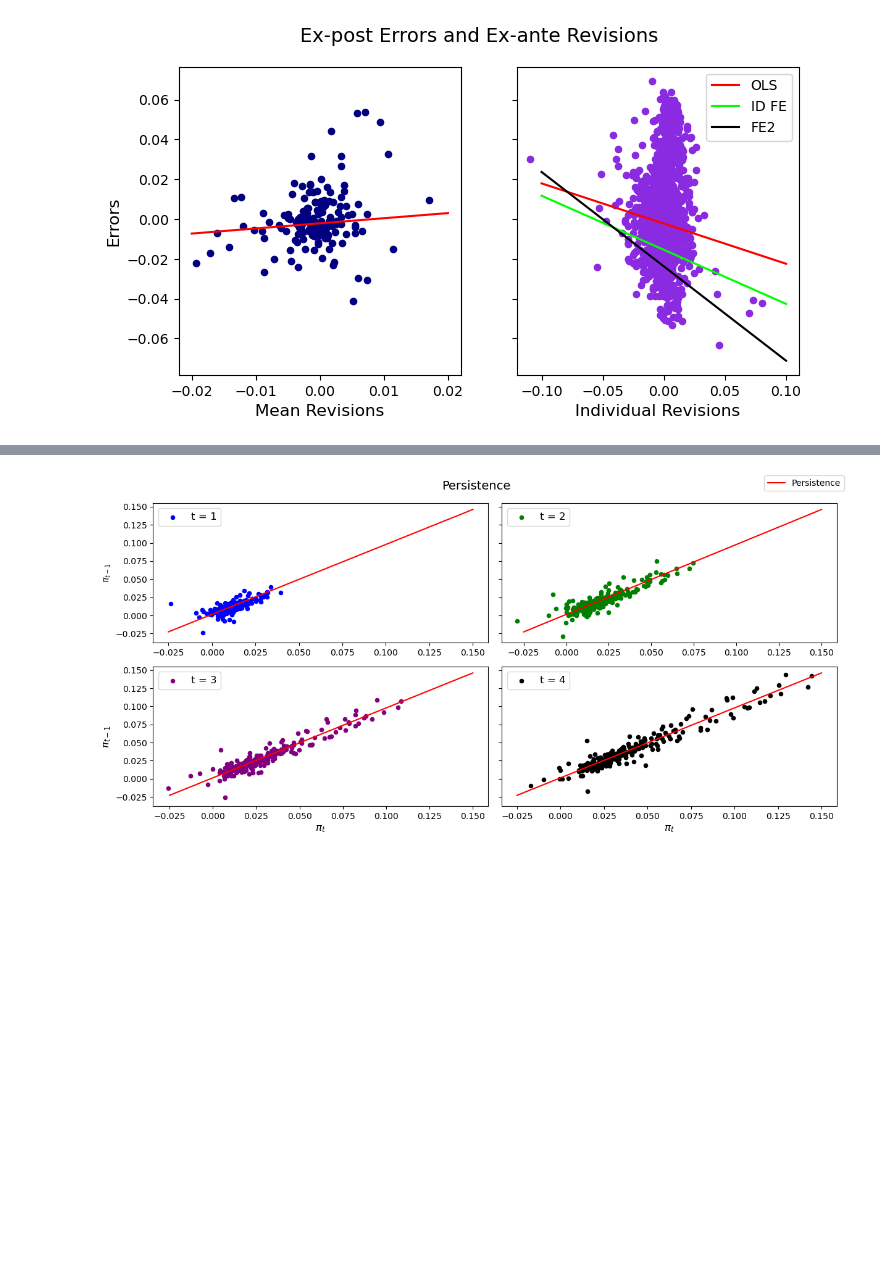
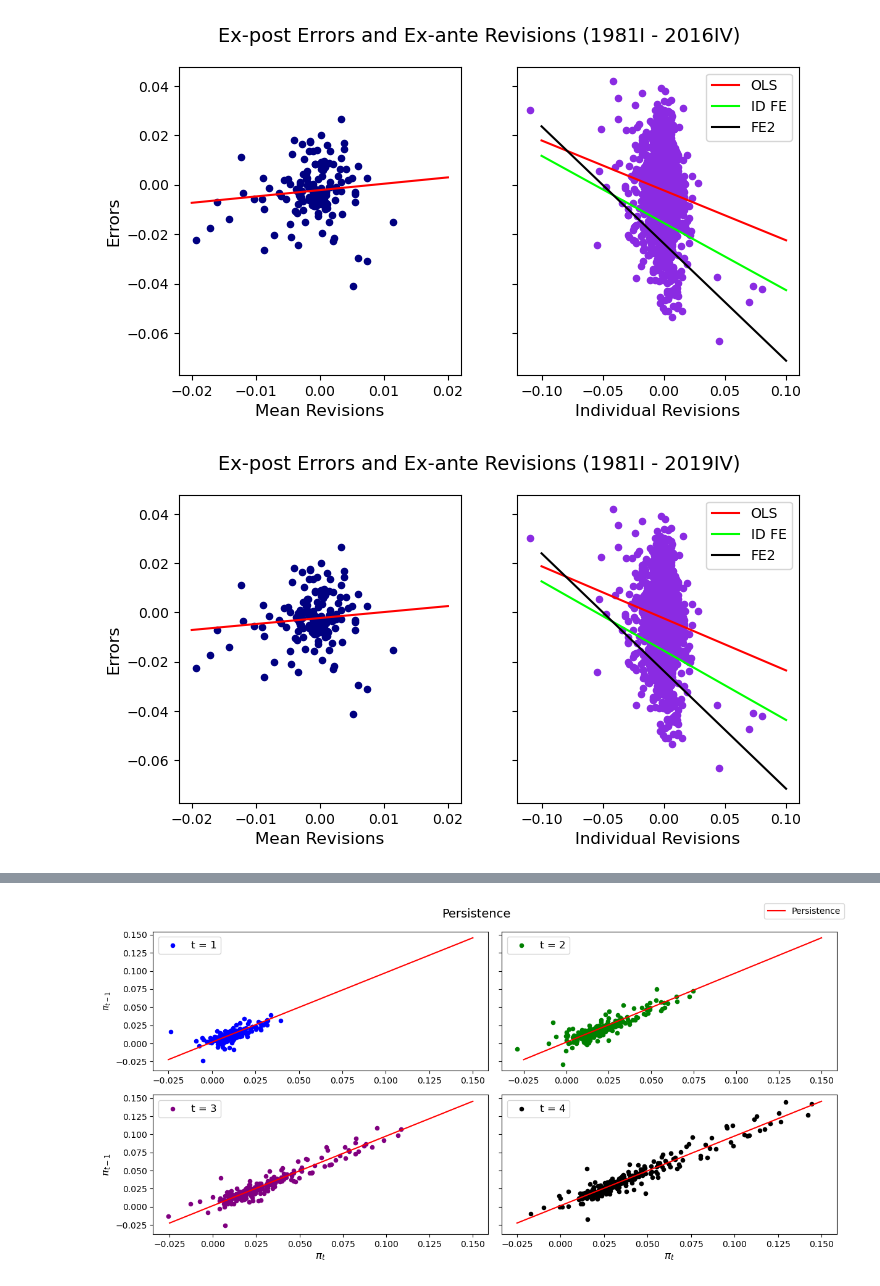
Before and after one commit to calvinmcelvain/expectation_replication, a Jupyter notebook: code/_004plots.ipynb, the cells around one changed output, grey strips where cells are left out. Saved outputs shown, nothing was run; the diff lists cells and outputs as text; code cells hidden in the pictures; blank space fills up the shorter version.

```diff
--- a/code/_004plots.ipynb
+++ b/code/_004plots.ipynb
@@ -22,38 +16,49 @@ vintage_trim = pd.read_csv('cleaned_data/vintage_trim.csv')
 # %%
-#####################
- ## Rev & Errors ##
-#####################
+#########################
+## Rev & Errors (2016) ##
+#########################
 
-fig, (axm, axi) = plt.subplots(nrows=1, sharey=True, ncols=2, figsize=(8, 4))
-fig.suptitle('Ex-post Errors and Ex-ante Revisions', fontsize=14)
+def rev_errs(date, regs):
+    mean_spf_trim = pd.read_csv('cleaned_data/mean_spf_trim.csv')
+    ind_spf_trim = pd.read_csv('cleaned_data/ind_spf_trim.csv')
+    mean_spf_trim = mean_spf_trim.loc[(mean_spf_trim['DATE'] >= '1981-09-30') & (mean_spf_trim['DATE'] <= f'{date}')]
+    ind_spf_trim = ind_spf_trim.loc[(ind_spf_trim['DATE'] >= '1981-09-30') & (ind_spf_trim['DATE'] <= f'{date}')]
 
-xm = mean_spf_trim['r_t3'][1:]
-ym = mean_spf_trim['e_t3'][1:]
+    fig, (axm, axi) = plt.subplots(nrows=1, sharey=True, ncols=2, figsize=(8, 4))
+    fig.suptitle(f'Ex-post Errors and Ex-ante Revisions (1981I - {str(date)[0:4]}IV)', fontsize=14)
 
-axm.scatter(xm, ym, c='navy', alpha=1, s=20)
-model_m = mean_regs[3].params[0] + mean_regs[3].params[1] * np.linspace(-0.02, 0.02)
-axm.plot(np.linspace(-0.02, 0.02),  model_m, color='red', lw=1.5)
+    xm = mean_spf_trim['r_t3'][1:]
+    ym = mean_spf_trim['e_t3'][1:]
 
-axm.set_xlabel('Mean Revisions', fontsize=12)
-axm.set_ylabel('Errors', fontsize=12)
+    axm.scatter(xm, ym, c='navy', alpha=1, s=20)
+    model_m = regs[0][3].params[0] + regs[0][3].params[1] * np.linspace(-0.02, 0.02)
+    axm.plot(np.linspace(-0.02, 0.02),  model_m, color='red', lw=1.5)
 
-### Individual ###
-xi = ind_spf_trim['r_t3']
-yi = ind_spf_trim['e_t3']
-model_p = ind_regs[3].params[0] + ind_regs[3].params[1] * np.linspace(-0.1, 0.1)
-model_fe = ind_regs_fe[3].params[0] + ind_regs_fe[3].params[1] * np.linspace(-0.1, 0.1)
-model_fe2 = ind_regs_fe2[3].params[0] + ind_regs_fe2[3].params[1] * np.linspace(-0.1, 0.1)
+    axm.set_xlabel('Mean Revisions', fontsize=12)
+    axm.set_ylabel('Errors', fontsize=12)
 
-axi.scatter(xi, yi, c='blueviolet', alpha=1, s=20)
-axi.plot(np.linspace(-0.1, 0.1), model_p, label='OLS', color='red', lw=1.5)
-axi.plot(np.linspace(-0.1, 0.1), model_fe, label='ID FE', color='lime', lw=1.5)
-axi.plot(np.linspace(-0.1, 0.1), model_fe2, label='FE2', color='black', lw=1.5)
+    ### Individual ###
+    xi = ind_spf_trim['r_t3']
+    yi = ind_spf_trim['e_t3']
+    model_p = regs[1][3].params[0] + regs[1][3].params[1] * np.linspace(-0.1, 0.1)
+    model_fe = regs[2][3].params[0] + regs[2][3].params[1] * np.linspace(-0.1, 0.1)
+    model_fe2 = regs[3][3].params[0] + regs[3][3].params[1] * np.linspace(-0.1, 0.1)
 
-axi.set_xlabel('Individual Revisions', fontsize=12)
-axi.legend()
+    axi.scatter(xi, yi, c='blueviolet', alpha=1, s=20)
+    axi.plot(np.linspace(-0.1, 0.1), model_p, label='OLS', color='red', lw=1.5)
+    axi.plot(np.linspace(-0.1, 0.1), model_fe, label='ID FE', color='lime', lw=1.5)
+    axi.plot(np.linspace(-0.1, 0.1), model_fe2, label='FE2', color='black', lw=1.5)
 
-plt.show()
-fig.savefig('output/figures/re_scat.png', dpi=200)
-fig.savefig('/Users/fogellmcmuffin/Documents/thesis/drafts/latex_draft/figs_n_tables/re_scat.png', dpi=200)
+    axi.set_xlabel('Individual Revisions', fontsize=12)
+    axi.legend()
+
+    plt.show()
+    fig.savefig(f'output/figures/re_scat_{str(date)[0:4]}.png', dpi=200)
+    fig.savefig(f'/Users/fogellmcmuffin/Documents/thesis/drafts/latex_draft/figs_n_tables/re_scat_{str(date)[0:4]}.png', dpi=200)
+
+rev_errs('2016-12-31', regs_2016)
+rev_errs('2019-12-31', regs_2019)
+rev_errs('2022-12-31', regs_2022)
 # %% [output]
-[figure, old version]
+[figure, new version]
+[figure, added]
```
Also changed, not shown: parts of 6 cells of this notebook, 10 other files.
